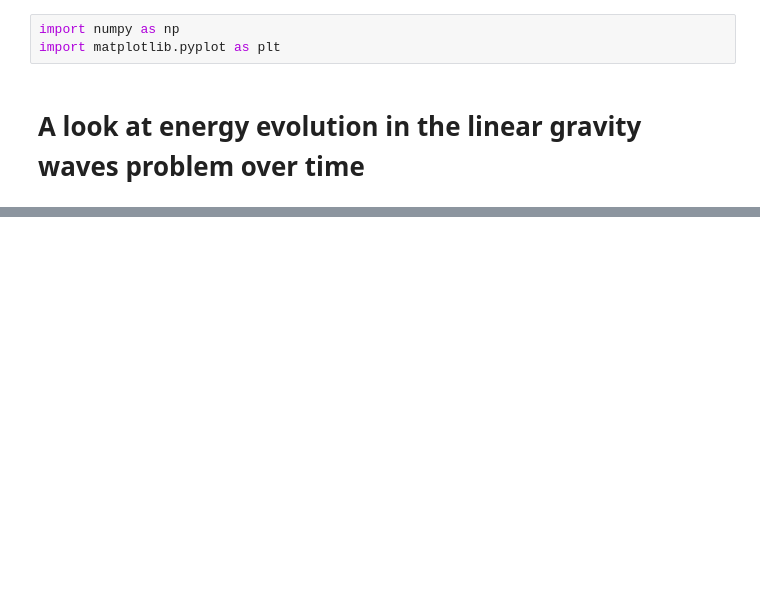
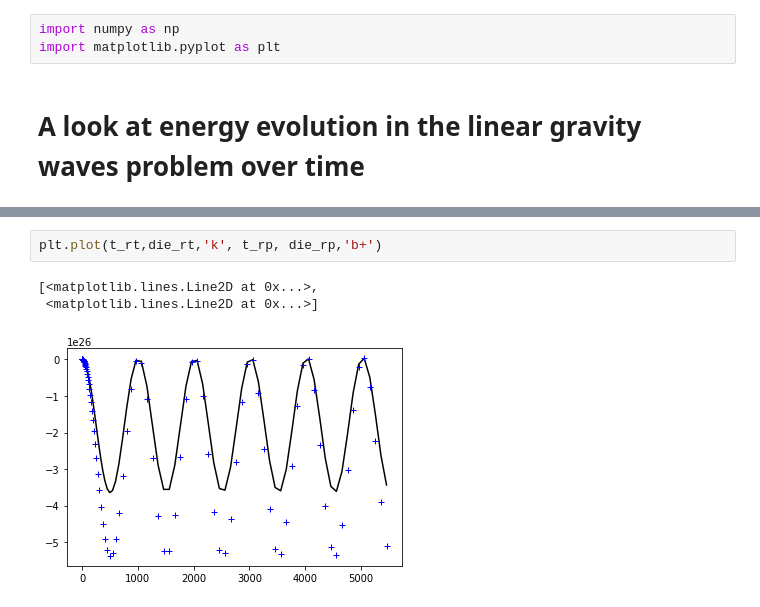
Before and after one commit to JOThurgood/MAESTROeX, a Jupyter notebook: Exec/TEST_PROBLEMS/lgw/analysis/energy_evolution.ipynb, the cells around one changed output, grey strips where cells are left out. Drawn from its saved outputs; the diff is of its cells as text; blank space fills up the shorter version.

```diff
--- a/Exec/TEST_PROBLEMS/lgw/analysis/energy_evolution.ipynb
+++ b/Exec/TEST_PROBLEMS/lgw/analysis/energy_evolution.ipynb
@@ -70,0 +49,6 @@ plt.plot(t,(ie-ie[0])-(ge-ge[0]))
+# %%
+plt.plot(t_rt,die_rt,'k', t_rp, die_rp,'b+')
+# %% [output]
+[<matplotlib.lines.Line2D at 0x...>,
+ <matplotlib.lines.Line2D at 0x...>]
+[figure, added]
```
Also changed, not shown: parts of 23 cells of this notebook, 4 other files.
